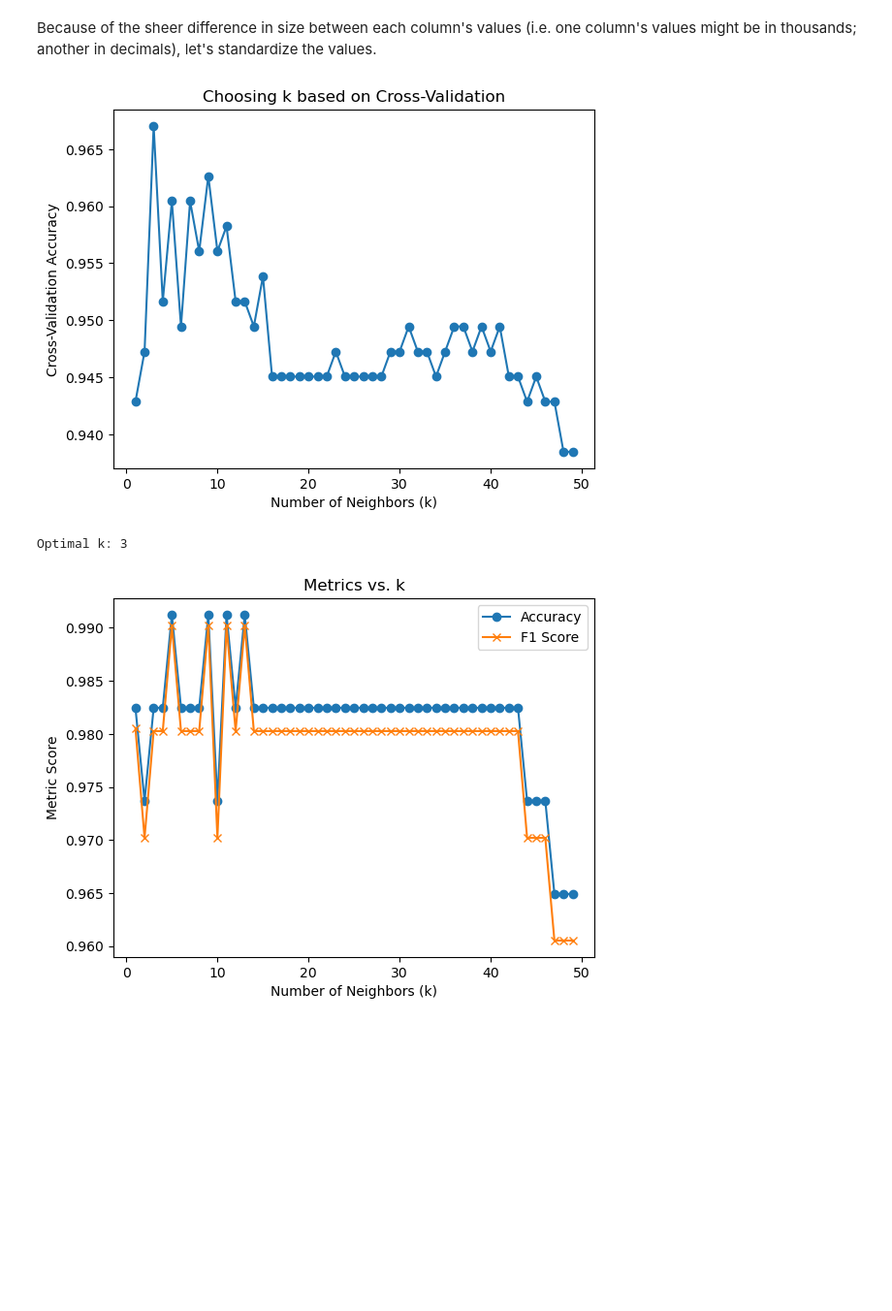
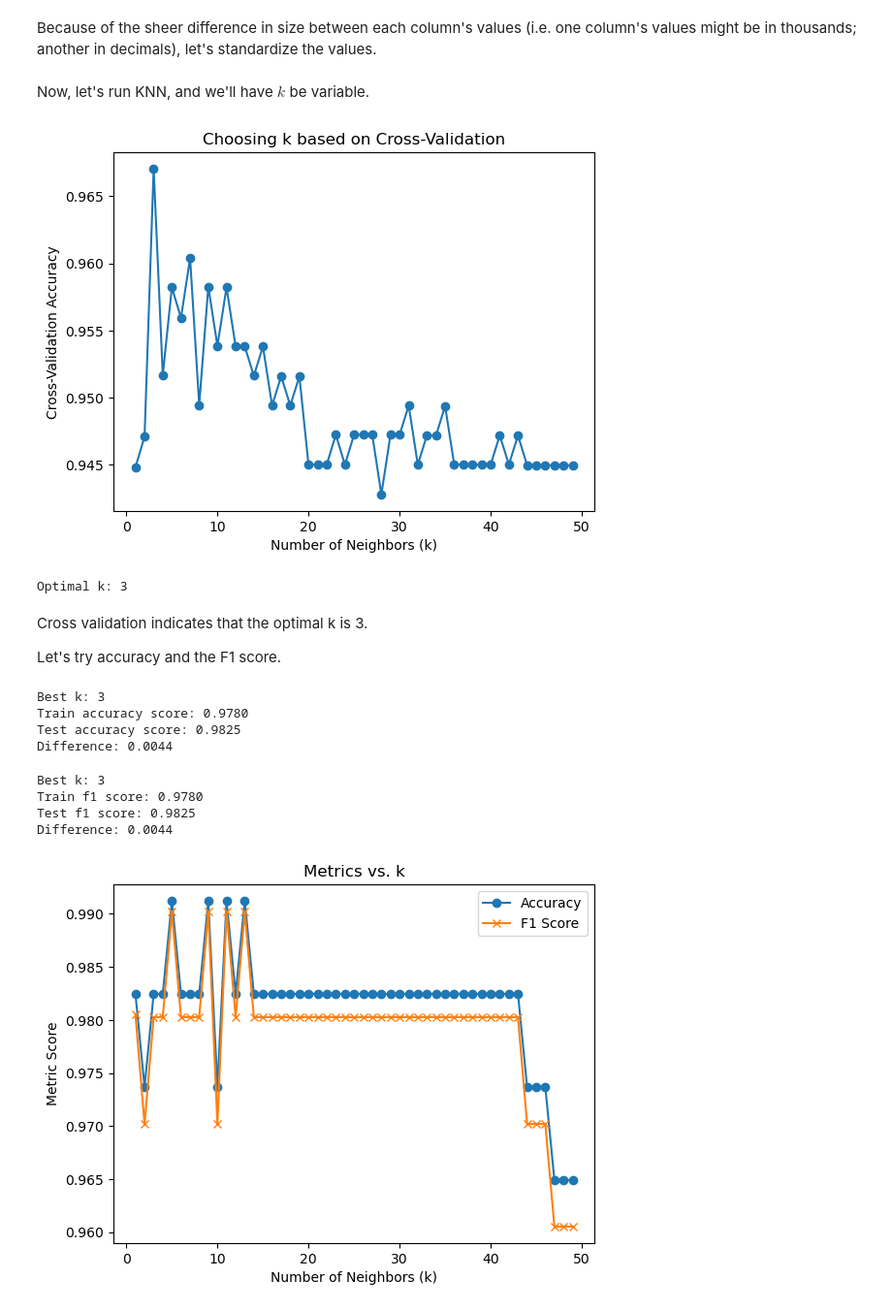
Before and after one commit to add0794/knn-breast-cancer-prediction, a Jupyter notebook: main.ipynb, the cells around one changed output. Shown at 97% size. Drawn from its saved outputs; the diff is of its cells as text; code cells hidden in the pictures; blank space fills up the shorter version.

Commit message:
compare accuracy and f1 scores

```diff
--- a/main.ipynb
+++ b/main.ipynb
@@ -174,27 +174,33 @@ scaler = StandardScaler()
 scaler.fit(X_train)
 X_train = scaler.transform(X_train)
 X_test = scaler.transform(X_test)
+# %% [markdown]
+Now, let's run KNN, and we'll have $k$ be variable.
 # %%
 # Range of k values to test
 k_values = range(1, 50)
 cv_scores = []
 
 # Evaluate cross-validation accuracy for each k
 for k in k_values:
     knn = KNeighborsClassifier(n_neighbors=k)
-    scores = cross_val_score(knn, X_train, y_train, cv=5, scoring='accuracy')
+    scores = cross_val_score(knn, X_train, y_train, cv=10, scoring='accuracy')
     cv_scores.append(scores.mean())
 
 # Plot results
 plt.plot(k_values, cv_scores, marker='o')
 plt.xlabel('Number of Neighbors (k)')
 plt.ylabel('Cross-Validation Accuracy')
 plt.title('Choosing k based on Cross-Validation')
 plt.show()
 
 # Best k
 best_k = k_values[cv_scores.index(max(cv_scores))]
 print(f"Optimal k: {best_k}")
 # %% [output]
-[figure, old version]
+[figure, new version]
 Optimal k: 3
+# %% [markdown]
+Cross validation indicates that the optimal k is 3.
+
+Let's try accuracy and the F1 score.
@@ -200,0 +226,16 @@ Optimal k: 3
+# %%
+# Find the differences between train and test scores
+differences = [abs(train - test) for train, test in zip(train_accuracy_scores, test_accuracy_scores)]
+
+# Find the k value (adding 1 since k starts at 1) where difference is smallest
+best_k = differences.index(min(differences)) + 1
+
+print(f"Best k: {best_k}")
+print(f"Train accuracy score: {train_accuracy_scores[best_k-1]:.4f}")
+print(f"Test accuracy score: {test_accuracy_scores[best_k-1]:.4f}")
+print(f"Difference: {differences[best_k-1]:.4f}")
+# %% [output]
+Best k: 3
+Train accuracy score: 0.9780
+Test accuracy score: 0.9825
+Difference: 0.0044
@@ -201 +261,17 @@ Optimal k: 3
+# %%
+# Find the differences between train and test scores
+differences = [abs(train - test) for train, test in zip(train_f1_scores, test_f1_scores)]
+
+# Find the k value (adding 1 since k starts at 1) where difference is smallest
+best_k = differences.index(min(differences)) + 1
+
+print(f"Best k: {best_k}")
+print(f"Train f1 score: {train_f1_scores[best_k-1]:.4f}")
+print(f"Test f1 score: {test_f1_scores[best_k-1]:.4f}")
+print(f"Difference: {differences[best_k-1]:.4f}")
+# %% [output]
+Best k: 3
+Train f1 score: 0.9780
+Test f1 score: 0.9825
+Difference: 0.0044
 # %%
```
Also changed, not shown: parts of 14 cells of this notebook.
